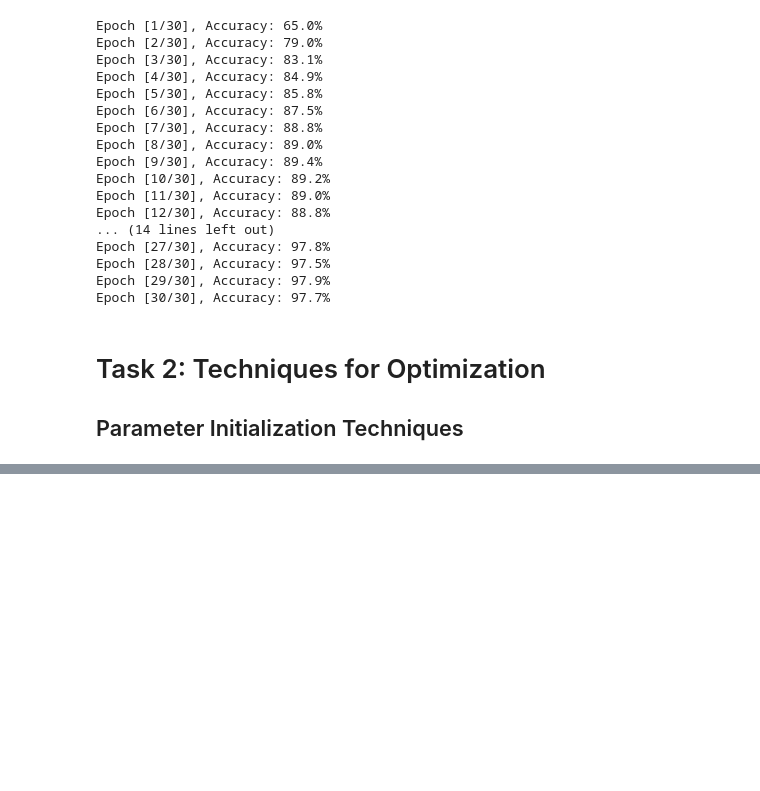
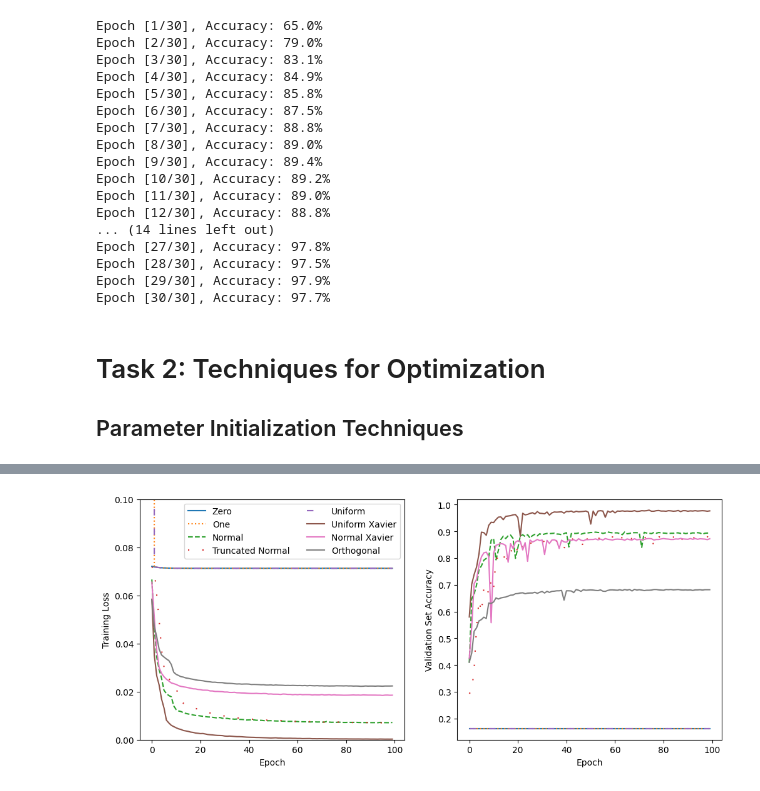
Before and after one commit to mao1756/CAP5619-sp24, a Jupyter notebook: P1/codes/P1.ipynb, the cells around one changed output, grey strips where cells are left out. Cells and saved outputs as stored; diff of their text form; code cells hidden in the pictures; blank space fills up the shorter version.

```diff
--- a/P1/codes/P1.ipynb
+++ b/P1/codes/P1.ipynb
@@ -491,35 +690,14 @@ plt.savefig('initialization_comparison.eps', format='eps')
 # %%
 """
-We will work on the locally connected neural network.
+We will work on the convolutional neural network.
 """
 
-import math
+LEARN_RATE = 1e-2
+BATCH_SIZE = 32
+EPOCHS = 100
 
-# We implement Uniform Xavier and Normal Xavier initialization for locally connected layers.
 
-def uniform_xavier_lc(weight, layer: LocallyConnected2D):
-    """ Uniform Xavier initialization for locally connected layers.
-
-    Args:
-        layer: the locally connected layer to initialize.
-    """
-    n_in = layer.in_channels*layer.kernel_size[0]*layer.kernel_size[1]
-    n_out = layer.out_channels*layer.kernel_size[0]*layer.kernel_size[1]
-    std = math.sqrt(6/(n_in + n_out))
-    weight.data.uniform_(-std, std)
-
-def normal_xavier_lc(weight, layer: LocallyConnected2D):
-    """ Normal Xavier initialization for locally connected layers.
-
-    Args:
-        layer: the locally connected layer to initialize.
-    """
-    n_in = layer.in_channels*layer.kernel_size[0]*layer.kernel_size[1]
-    n_out = layer.out_channels*layer.kernel_size[0]*layer.kernel_size[1]
-    std = math.sqrt(2./(n_in + n_out))
-    weight.data.normal_(0, std)
-
-def initialize_and_train_lc(model, init_func, train_dataloader, val_dataloader, epochs, **init_params):
+def initialize_and_train_conv(model, init_func, train_dataloader, val_dataloader, epochs, **init_params):
     """ Initialize the model and train it.
 
     Args:
@@ -536,21 +714,10 @@ def initialize_and_train_lc(model, init_func, train_dataloader, val_dataloader,
         loss: the training loss at each epoch.
         accuracy: the accuracy at each epoch.
     """
-    if init_func == uniform_xavier_lc:
-        init_func(model.conv1.weight, model.conv1)
-        init_func(model.conv2.weight, model.conv2)
-        torch.nn.init.xavier_uniform_(model.fc1.weight)
-        torch.nn.init.xavier_uniform_(model.fc2.weight)
-    elif init_func == normal_xavier_lc:
-        init_func(model.conv1.weight, model.conv1)
-        init_func(model.conv2.weight, model.conv2)
-        torch.nn.init.xavier_normal_(model.fc1.weight)
-        torch.nn.init.xavier_normal_(model.fc2.weight)
-    else:
-        init_func(model.conv1.weight, **init_params)
-        init_func(model.conv2.weight, **init_params)
-        init_func(model.fc1.weight, **init_params)
-        init_func(model.fc2.weight, **init_params)
+    init_func(model.conv1.weight, **init_params)
+    init_func(model.conv2.weight, **init_params)
+    init_func(model.fc1.weight, **init_params)
+    init_func(model.fc2.weight, **init_params)
 
     model.conv1.bias.data.fill_(0.01)
     model.conv2.bias.data.fill_(0.01)
@@ -568,37 +735,40 @@ def initialize_and_train_lc(model, init_func, train_dataloader, val_dataloader,
         accuracy.append(test(val_dataloader, model, loss_fn))
     return loss, accuracy
 
+train_dataloader = torch.utils.data.DataLoader(train_dataset, batch_size=BATCH_SIZE, shuffle=True)
+val_dataloader = torch.utils.data.DataLoader(val_dataset, batch_size=BATCH_SIZE, shuffle=True)
+
 # Zero initialization
-#model = LocallyConnectedNeuralNetwork().to(device)
-#zero_loss, zero_accuracy = initialize_and_train_lc(model, torch.nn.init.zeros_, train_dataloader, val_dataloader, EPOCHS)
+model = ConvNet().to(device)
+zero_loss, zero_accuracy = initialize_and_train_conv(model, torch.nn.init.zeros_, train_dataloader, val_dataloader, EPOCHS)
 
 # One initialization
-#model = LocallyConnectedNeuralNetwork().to(device)
-#one_loss, one_accuracy = initialize_and_train_lc(model, torch.nn.init.ones_, train_dataloader, val_dataloader, EPOCHS)
+model = ConvNet().to(device)
+one_loss, one_accuracy = initialize_and_train_conv(model, torch.nn.init.ones_, train_dataloader, val_dataloader, EPOCHS)
 
 # Normal Initialization
-#model = LocallyConnectedNeuralNetwork().to(device)
-#normal_loss, normal_accuracy = initialize_and_train_lc(model, torch.nn.init.normal_, train_dataloader, val_dataloader, EPOCHS, std=0.1)
+model = ConvNet().to(device)
+normal_loss, normal_accuracy = initialize_and_train_conv(model, torch.nn.init.normal_, train_dataloader, val_dataloader, EPOCHS, std=0.1)
 
 # Truncated normal initialization
-#model = LocallyConnectedNeuralNetwork().to(device)
-#truncated_normal_loss, truncated_normal_accuracy = initialize_and_train_lc(model, torch.nn.init.trunc_normal_, train_dataloader, val_dataloader, EPOCHS, a=-0.1, b=0.1)
+model = ConvNet().to(device)
+truncated_normal_loss, truncated_normal_accuracy = initialize_and_train_conv(model, torch.nn.init.trunc_normal_, train_dataloader, val_dataloader, EPOCHS, a=-0.1, b=0.1)
 
 # Uniform Initialization
-#model = LocallyConnectedNeuralNetwork().to(device)
-#uniform_loss, uniform_accuracy = initialize_and_train_lc(model, torch.nn.init.uniform_, train_dataloader, val_dataloader, EPOCHS)
+model = ConvNet().to(device)
+uniform_loss, uniform_accuracy = initialize_and_train_conv(model, torch.nn.init.uniform_, train_dataloader, val_dataloader, EPOCHS)
 
 # Uniform Xavier initialization
-model = LocallyConnectedNeuralNetwork().to(device)
-uniform_xavier_loss, uniform_xavier_accuracy = initialize_and_train_lc(model, uniform_xavier_lc, train_dataloader, val_dataloader, EPOCHS)
+model = ConvNet().to(device)
+uniform_xavier_loss, uniform_xavier_accuracy = initialize_and_train_conv(model, torch.nn.init.xavier_uniform_, train_dataloader, val_dataloader, EPOCHS)
 
 # Normal Xavier initialization
-model = LocallyConnectedNeuralNetwork().to(device)
-normal_xavier_loss, normal_xavier_accuracy = initialize_and_train_lc(model, normal_xavier_lc, train_dataloader, val_dataloader, EPOCHS)
+model = ConvNet().to(device)
+normal_xavier_loss, normal_xavier_accuracy = initialize_and_train_conv(model, torch.nn.init.xavier_normal_, train_dataloader, val_dataloader, EPOCHS)
 
 # Orthogonal initialization
-model = LocallyConnectedNeuralNetwork().to(device)
-orthogonal_loss, orthogonal_accuracy = initialize_and_train_lc(model, torch.nn.init.orthogonal_, train_dataloader, val_dataloader, EPOCHS)
+model = ConvNet().to(device)
+orthogonal_loss, orthogonal_accuracy = initialize_and_train_conv(model, torch.nn.init.orthogonal_, train_dataloader, val_dataloader, EPOCHS)
 
 # Plot the training loss and accuracy
 fig, ax = plt.subplots(1, 2, figsize=(12, 5))
@@ -626,4 +796,5 @@ ax[1].plot(orthogonal_accuracy, label="Orthogonal")
 ax[1].set_xlabel("Epoch")
 ax[1].set_ylabel("Validation Set Accuracy")
 # ax[1].legend(ncol=3, bbox_to_anchor=(0.5,0.3), loc='center')
-plt.show()
+plt.savefig('../initialization_comparison_conv.eps', format='eps')
+# %% [output]
@@ -629,0 +802 @@ plt.show()
+[figure, added]
```
Also changed, not shown: parts of 11 cells of this notebook, 2 other files.
